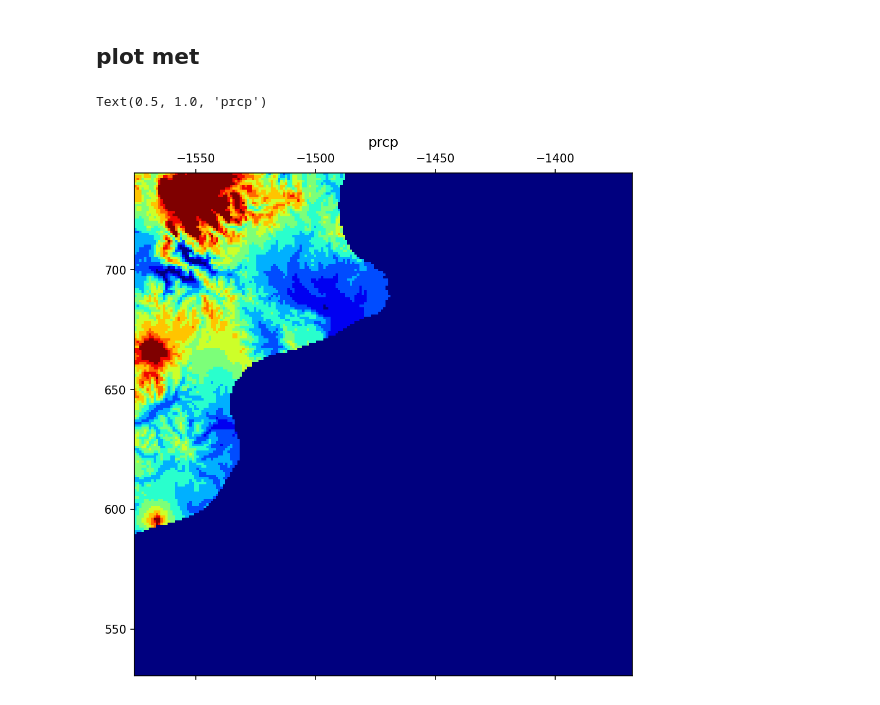
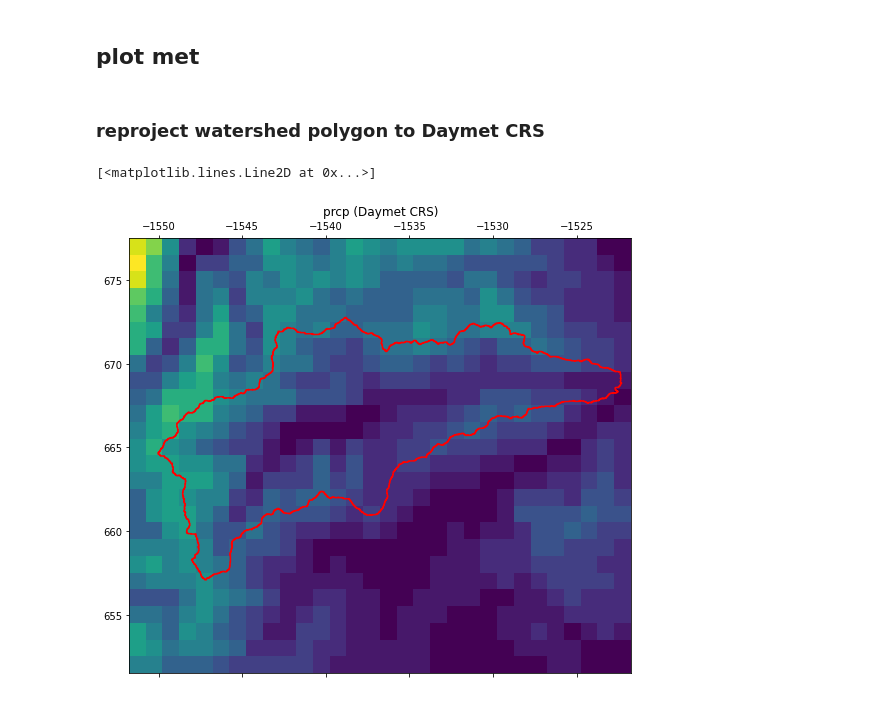
Before and after one commit to pinshuai/watershed-workflow, a Jupyter notebook: examples/download_data_streams.ipynb, the cells around one changed output. Drawn from its saved outputs; the diff is of its cells as text; code cells hidden in the pictures.

Commit message:
implemented daymet CRS conversion in download_data_streams.ipynb

```diff
--- a/examples/download_data_streams.ipynb
+++ b/examples/download_data_streams.ipynb
@@ -633,21 +747,45 @@ logging.info(f'file saved in: {fname_daymet_tiff}')
 # %% [markdown]
 ## plot met
+# %% [markdown]
+### reproject watershed polygon to Daymet CRS
+# %%
+with rasterio.open('./results/American_DayMet_prcp_2019-km.tiff', 'r') as fid:
+    daymet_profile = fid.profile
+    daymet_raster = fid.read(100) # default reads all bands in ndim(bands, rows, columns)
+    daymet_crs = daymet_profile['crs']
+# %%
+with fiona.open(watershed_shapefile, mode='r') as fid:
+    bnd_profile = fid.profile
+    bnd = [r for (i,r) in fid.items()]
+# %%
+# convert to destination crs
+native_crs = workflow.crs.from_fiona(bnd_profile['crs'])
+# if crs and not workflow.crs.equal(crs, native_crs):
+#     for reach in reaches:
+reproj_bnd = workflow.warp.shape(bnd[0], native_crs, daymet_crs)
+# else:
+#     crs = native_crs
+
+reproj_bnd_shply = workflow.utils.shply(reproj_bnd)
 # %%
 # note the bound is from upper left to lower right
 # x0, y1= transform * (0,0)
 # x1, y0 = transform * (ncol, nrows)
 
-extent = transform[0], transform[0]+ ncols * dx , transform[3] - nrows * dx, transform[3]
+# extent = transform[0], transform[0]+ ncols * dx , transform[3] - nrows * dx, transform[3]
 
-# vmin,vmax = np.nanmin(lc_raster),np.nanmax(lc_raster)
+extent = rasterio.transform.array_bounds(daymet_profile['height'], daymet_profile['width'], daymet_profile['transform']) # (x0, y0, x1, y1)
+plot_extent = extent[0], extent[2], extent[1], extent[3]
+
+vmin,vmax = np.nanmin(daymet_raster),np.nanmax(daymet_raster)
 # %%
 fig = plt.figure(figsize=(12, 8))
 ax = fig.add_subplot(111)
 
-ax.matshow(v[120,:,:], extent=extent, cmap='jet', alpha=1, vmin = 0, vmax = 10
-          )
-ax.set_title(var, fontsize = 12)
+ax.matshow(daymet_raster, extent=plot_extent, alpha=1, vmin = vmin, vmax = vmax)
+ax.set_title(var + ' (Daymet CRS)', fontsize = 12)
 # workflow.plot.hucs(watershed, crs = daymet_crs, ax=ax, color='k', linewidth=1)
+plt.plot(*reproj_bnd_shply.exterior.xy, 'r')
 # %% [output]
-Text(0.5, 1.0, 'prcp')
+[<matplotlib.lines.Line2D at 0x...>]
-[figure, old version]
+[figure, new version]
```
Also changed, not shown: parts of 34 cells of this notebook.
